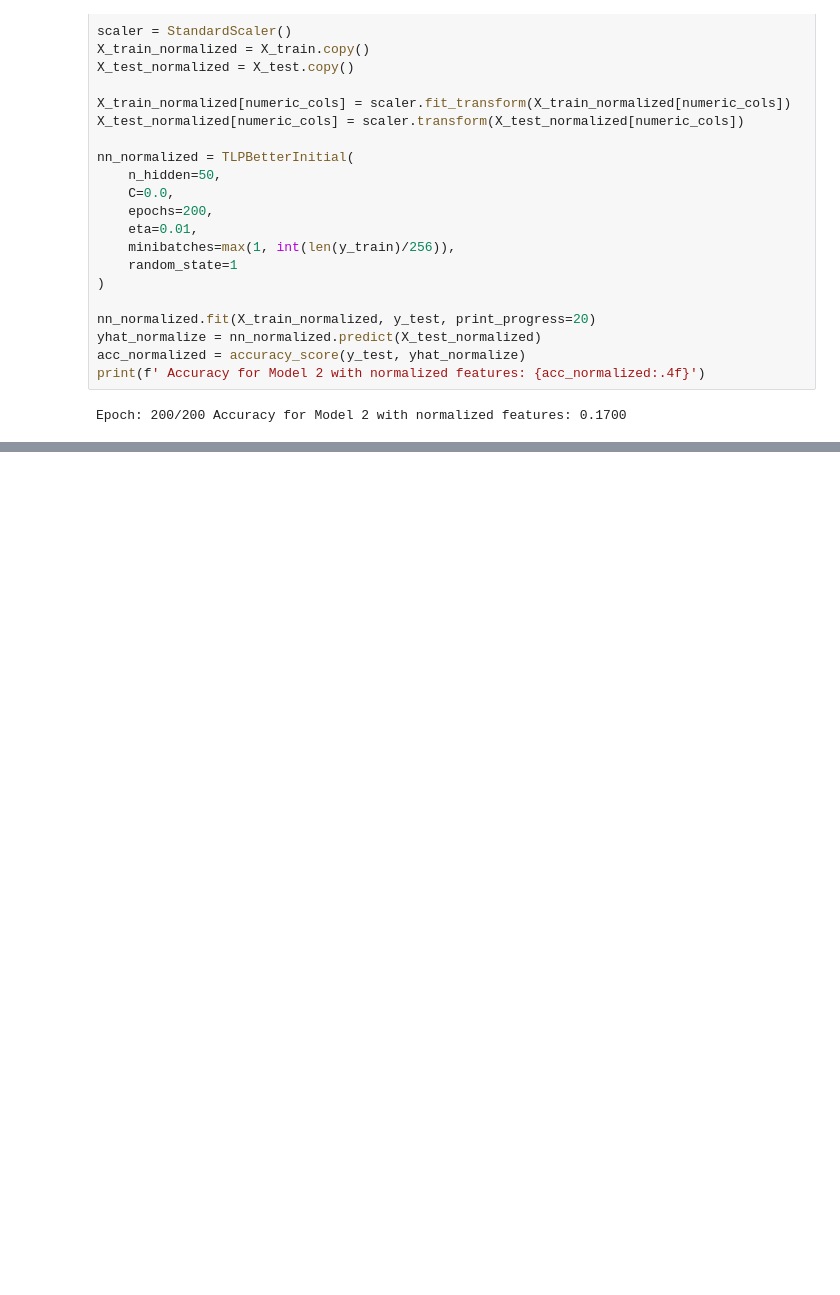
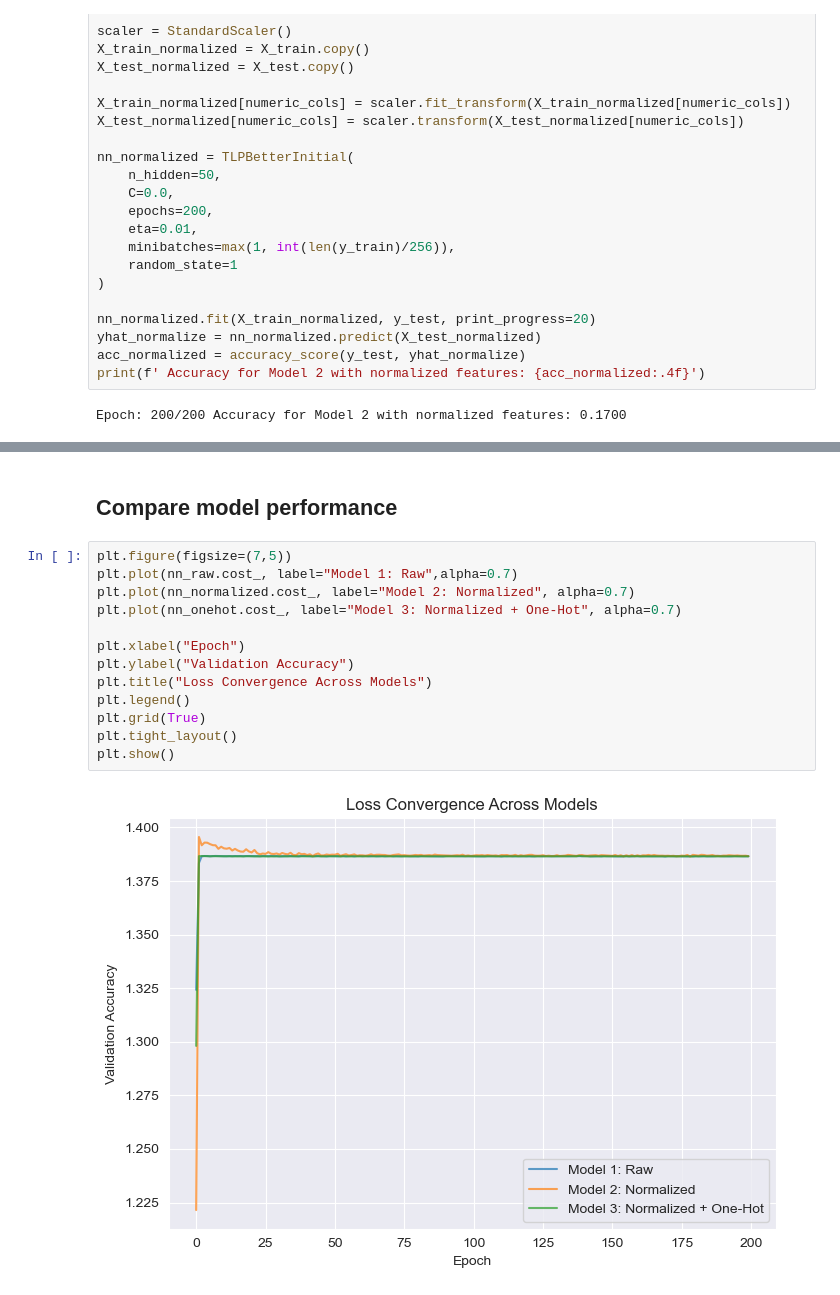
Before and after one commit to kcrawford-svg/multi-layer-perceptron-us-census, a Jupyter notebook: mlp_perceptron_models.ipynb, the cells around one changed output, grey strips where cells are left out. Saved outputs shown, nothing was run; the diff lists cells and outputs as text; blank space fills up the shorter version.

```diff
--- a/mlp_perceptron_models.ipynb
+++ b/mlp_perceptron_models.ipynb
@@ -460,0 +521,17 @@ plt.show()
+# %% [markdown]
+## Compare model performance
+# %%
+plt.figure(figsize=(7,5))
+plt.plot(nn_raw.cost_, label="Model 1: Raw",alpha=0.7)
+plt.plot(nn_normalized.cost_, label="Model 2: Normalized", alpha=0.7)
+plt.plot(nn_onehot.cost_, label="Model 3: Normalized + One-Hot", alpha=0.7)
+
+plt.xlabel("Epoch")
+plt.ylabel("Validation Accuracy")
+plt.title("Loss Convergence Across Models")
+plt.legend()
+plt.grid(True)
+plt.tight_layout()
+plt.show()
+# %% [output]
+[figure, added]
```
Also changed, not shown: parts of 38 cells of this notebook.
